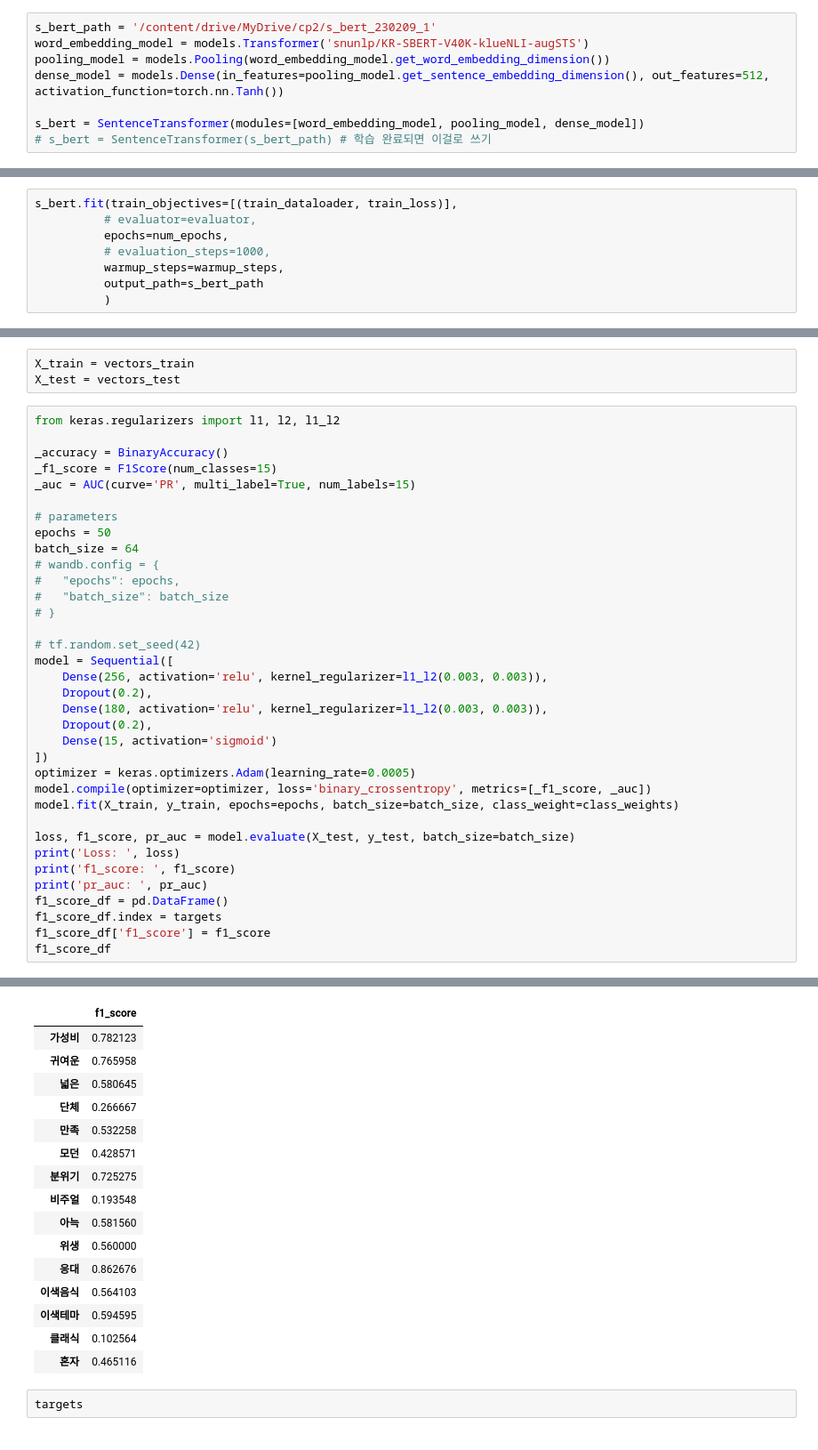
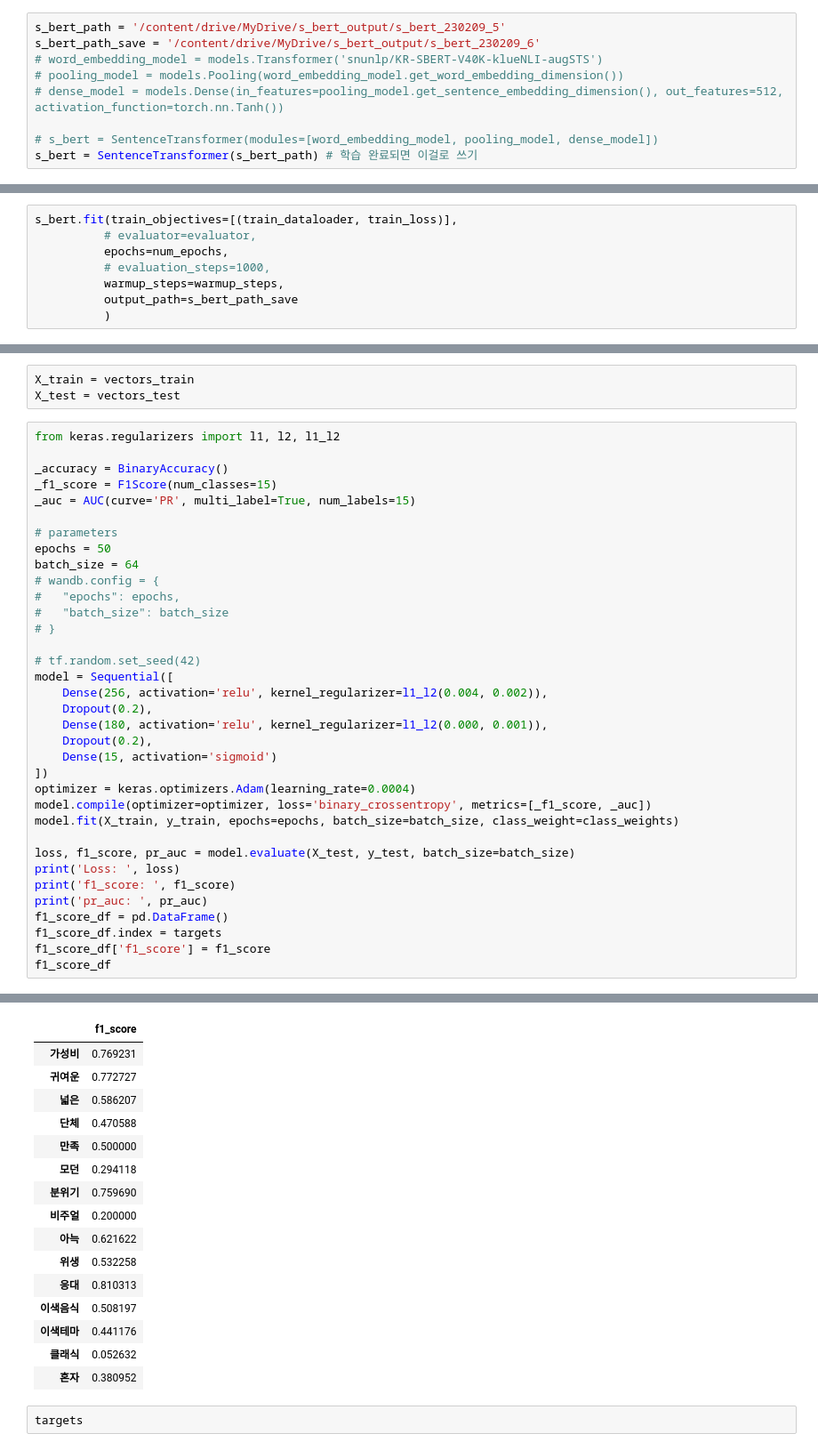
Before and after one commit to nan-park/cp2_project, a Jupyter notebook: s_bert/SBERT_colab.ipynb, the cells around one changed output, grey strips where cells are left out. Shown: that part at 89% size. Saved outputs shown, nothing was run; the diff lists cells and outputs as text.

Commit message:
hyperparameter 수정, transformer 가져오는 경로 수정

```diff
--- a/s_bert/SBERT_colab.ipynb
+++ b/s_bert/SBERT_colab.ipynb
@@ -138,13 +138,14 @@ df_melt
 # %% [markdown]
 SBERT 모델 train
 # %%
-s_bert_path = '/content/drive/MyDrive/cp2/s_bert_230209_1'
-word_embedding_model = models.Transformer('snunlp/KR-SBERT-V40K-klueNLI-augSTS')
-pooling_model = models.Pooling(word_embedding_model.get_word_embedding_dimension())
-dense_model = models.Dense(in_features=pooling_model.get_sentence_embedding_dimension(), out_features=512, activation_function=torch.nn.Tanh())
+s_bert_path = '/content/drive/MyDrive/s_bert_output/s_bert_230209_5'
+s_bert_path_save = '/content/drive/MyDrive/s_bert_output/s_bert_230209_6'
+# word_embedding_model = models.Transformer('snunlp/KR-SBERT-V40K-klueNLI-augSTS')
+# pooling_model = models.Pooling(word_embedding_model.get_word_embedding_dimension())
+# dense_model = models.Dense(in_features=pooling_model.get_sentence_embedding_dimension(), out_features=512, activation_function=torch.nn.Tanh())
 
-s_bert = SentenceTransformer(modules=[word_embedding_model, pooling_model, dense_model])
-# s_bert = SentenceTransformer(s_bert_path) # 학습 완료되면 이걸로 쓰기
+# s_bert = SentenceTransformer(modules=[word_embedding_model, pooling_model, dense_model])
+s_bert = SentenceTransformer(s_bert_path) # 학습 완료되면 이걸로 쓰기
 # %%
 num_epochs = 1
 batch_size = 32
@@ -166,5 +167,5 @@ s_bert.fit(train_objectives=[(train_dataloader, train_loss)],
           epochs=num_epochs,
           # evaluation_steps=1000,
           warmup_steps=warmup_steps,
-          output_path=s_bert_path
+          output_path=s_bert_path_save
           )
@@ -251,13 +254,13 @@ batch_size = 64
 
 # tf.random.set_seed(42)
 model = Sequential([
-    Dense(256, activation='relu', kernel_regularizer=l1_l2(0.003, 0.003)),
+    Dense(256, activation='relu', kernel_regularizer=l1_l2(0.004, 0.002)),
     Dropout(0.2),
-    Dense(180, activation='relu', kernel_regularizer=l1_l2(0.003, 0.003)),
+    Dense(180, activation='relu', kernel_regularizer=l1_l2(0.000, 0.001)),
     Dropout(0.2),
     Dense(15, activation='sigmoid')
 ])
-optimizer = keras.optimizers.Adam(learning_rate=0.0005)
+optimizer = keras.optimizers.Adam(learning_rate=0.0004)
 model.compile(optimizer=optimizer, loss='binary_crossentropy', metrics=[_f1_score, _auc])
 model.fit(X_train, y_train, epochs=epochs, batch_size=batch_size, class_weight=class_weights)
 
@@ -290,19 +293,19 @@ pr_auc:  0.6821315884590149
 |  | f1_score |
-| 가성비 | 0.782123 |
-| 귀여운 | 0.765958 |
-| 넓은 | 0.580645 |
-| 단체 | 0.266667 |
-| 만족 | 0.532258 |
-| 모던 | 0.428571 |
-| 분위기 | 0.725275 |
-| 비주얼 | 0.193548 |
-| 아늑 | 0.581560 |
-| 위생 | 0.560000 |
-| 응대 | 0.862676 |
-| 이색음식 | 0.564103 |
-| 이색테마 | 0.594595 |
-| 클래식 | 0.102564 |
-| 혼자 | 0.465116 |
+| 가성비 | 0.769231 |
+| 귀여운 | 0.772727 |
+| 넓은 | 0.586207 |
+| 단체 | 0.470588 |
+| 만족 | 0.500000 |
+| 모던 | 0.294118 |
+| 분위기 | 0.759690 |
+| 비주얼 | 0.200000 |
+| 아늑 | 0.621622 |
+| 위생 | 0.532258 |
+| 응대 | 0.810313 |
+| 이색음식 | 0.508197 |
+| 이색테마 | 0.441176 |
+| 클래식 | 0.052632 |
+| 혼자 | 0.380952 |
 # %%
 targets
 # %% [output]
```
Also changed, not shown: parts of 4 cells of this notebook.
